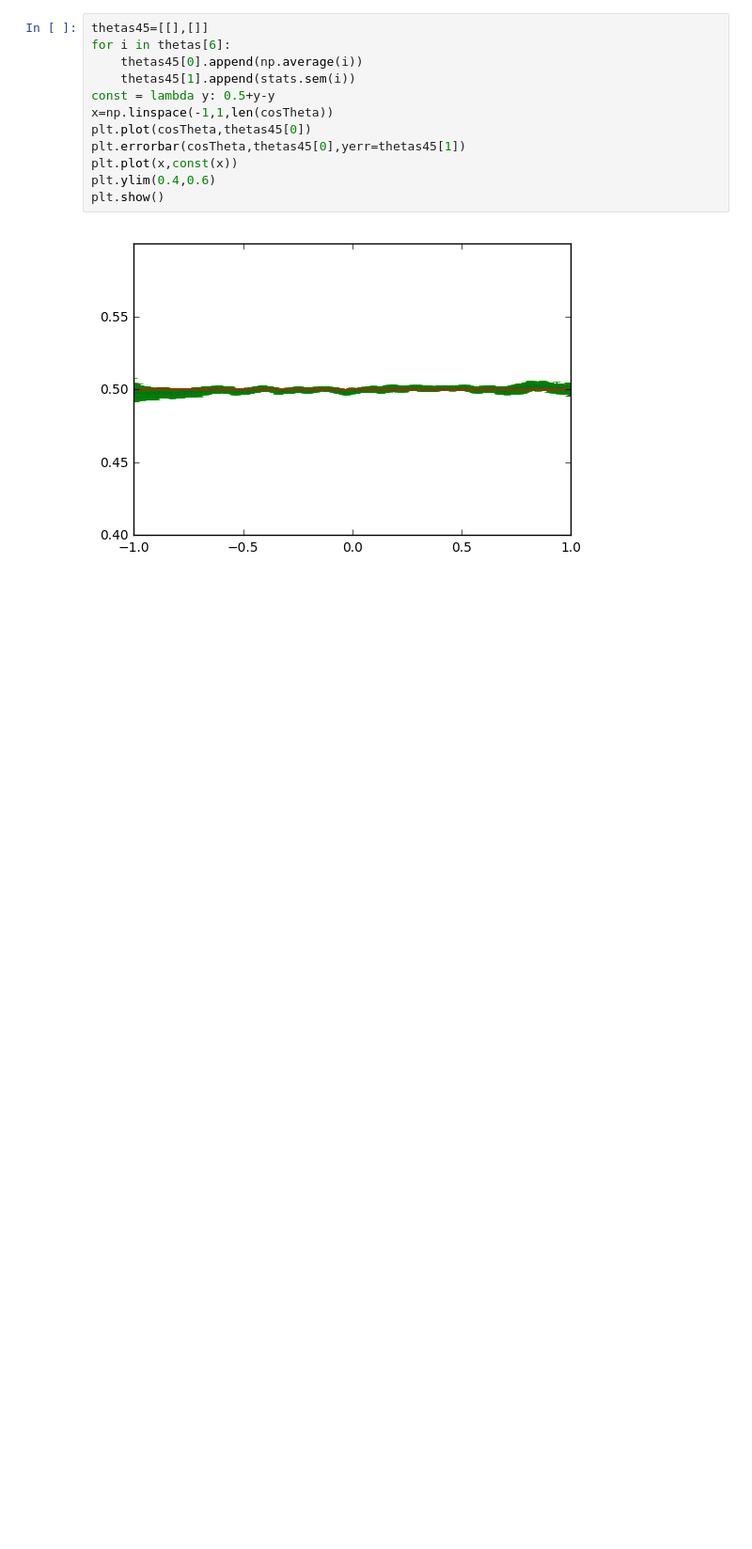
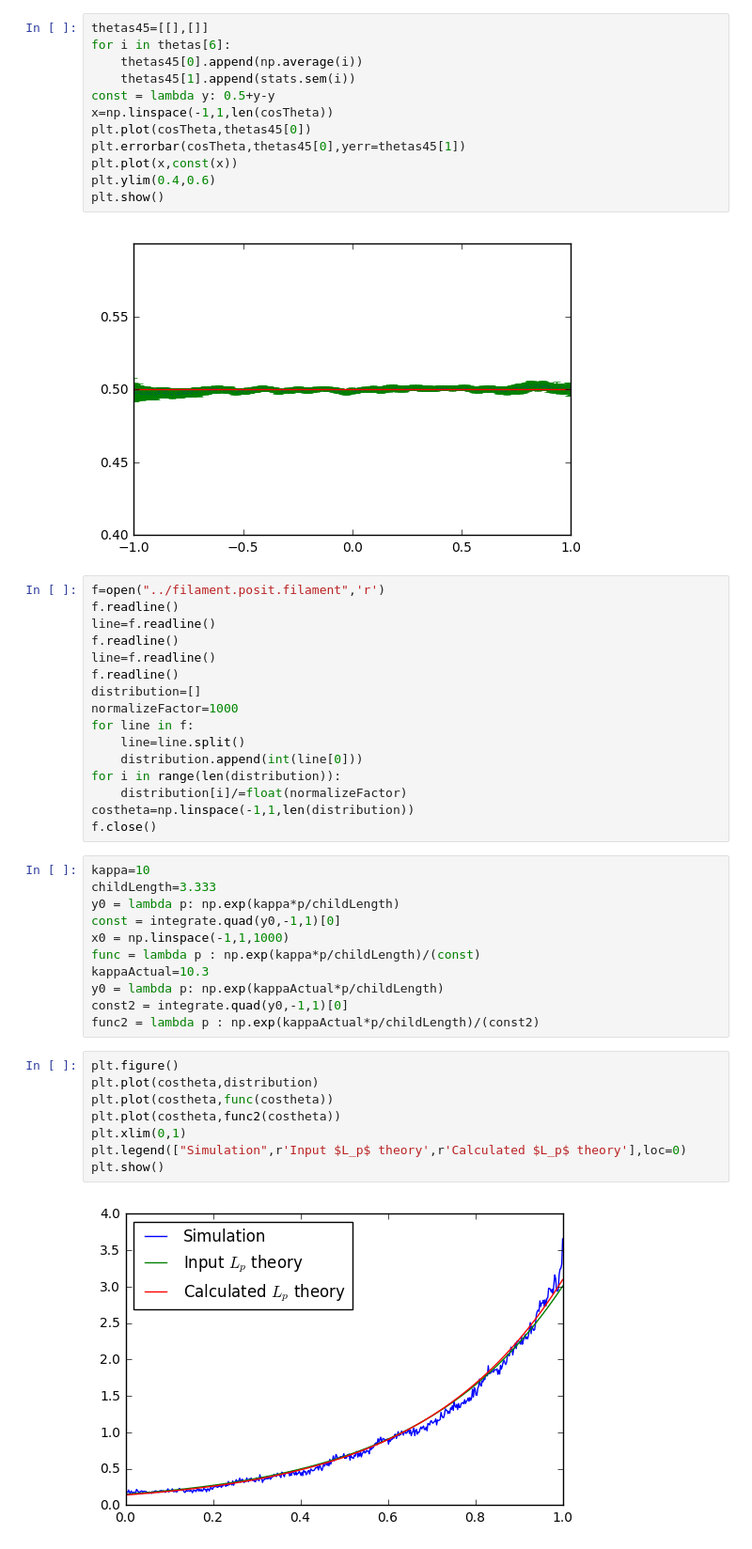
Before and after one commit to jeffmm/simcore, a Jupyter notebook: scripts/PlotThetas.ipynb, the cells around one changed output. Shown at 94% size. Cells and saved outputs as stored; diff of their text form; blank space fills up the shorter version.

Commit message:
Added filament validation, need to fix bug for 3d MSD
Former-commit-id: 5dfc9c1505c06b316201b9c056f256b1d583ef7d

```diff
--- a/scripts/PlotThetas.ipynb
+++ b/scripts/PlotThetas.ipynb
@@ -130,3 +130,40 @@ plt.ylim(0.4,0.6)
 plt.show()
 # %% [output]
 [figure]
+# %%
+f=open("../filament.posit.filament",'r')
+f.readline()
+line=f.readline()
+f.readline()
+line=f.readline()
+f.readline()
+distribution=[]
+normalizeFactor=1000
+for line in f:
+    line=line.split()
+    distribution.append(int(line[0]))
+for i in range(len(distribution)):
+    distribution[i]/=float(normalizeFactor)
+costheta=np.linspace(-1,1,len(distribution))
+f.close()
+# %%
+kappa=10
+childLength=3.333
+y0 = lambda p: np.exp(kappa*p/childLength)
+const = integrate.quad(y0,-1,1)[0]
+x0 = np.linspace(-1,1,1000)
+func = lambda p : np.exp(kappa*p/childLength)/(const)
+kappaActual=10.3
+y0 = lambda p: np.exp(kappaActual*p/childLength)
+const2 = integrate.quad(y0,-1,1)[0]
+func2 = lambda p : np.exp(kappaActual*p/childLength)/(const2)
+# %%
+plt.figure()
+plt.plot(costheta,distribution)
+plt.plot(costheta,func(costheta))
+plt.plot(costheta,func2(costheta))
+plt.xlim(0,1)
+plt.legend(["Simulation",r'Input $L_p$ theory',r'Calculated $L_p$ theory'],loc=0)
+plt.show()
+# %% [output]
+[figure, added]
```
Also changed, not shown: parts of 1 cell of this notebook, 20 other files.
